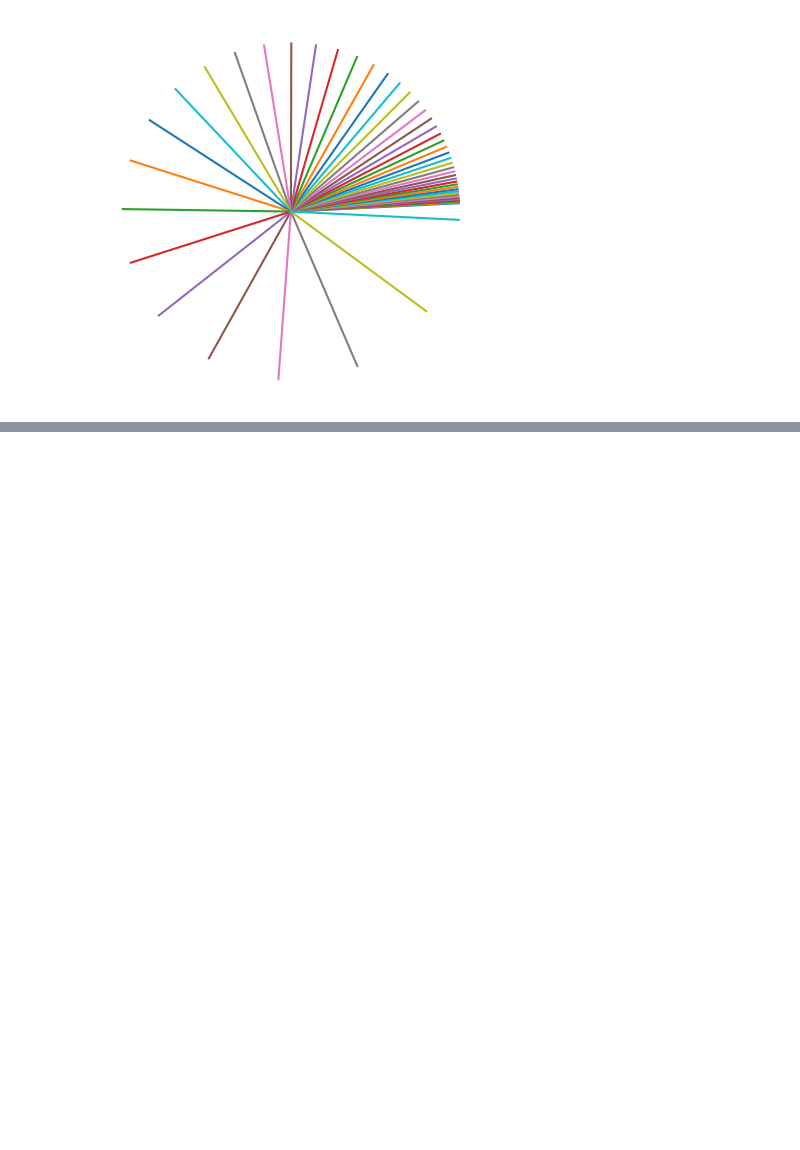
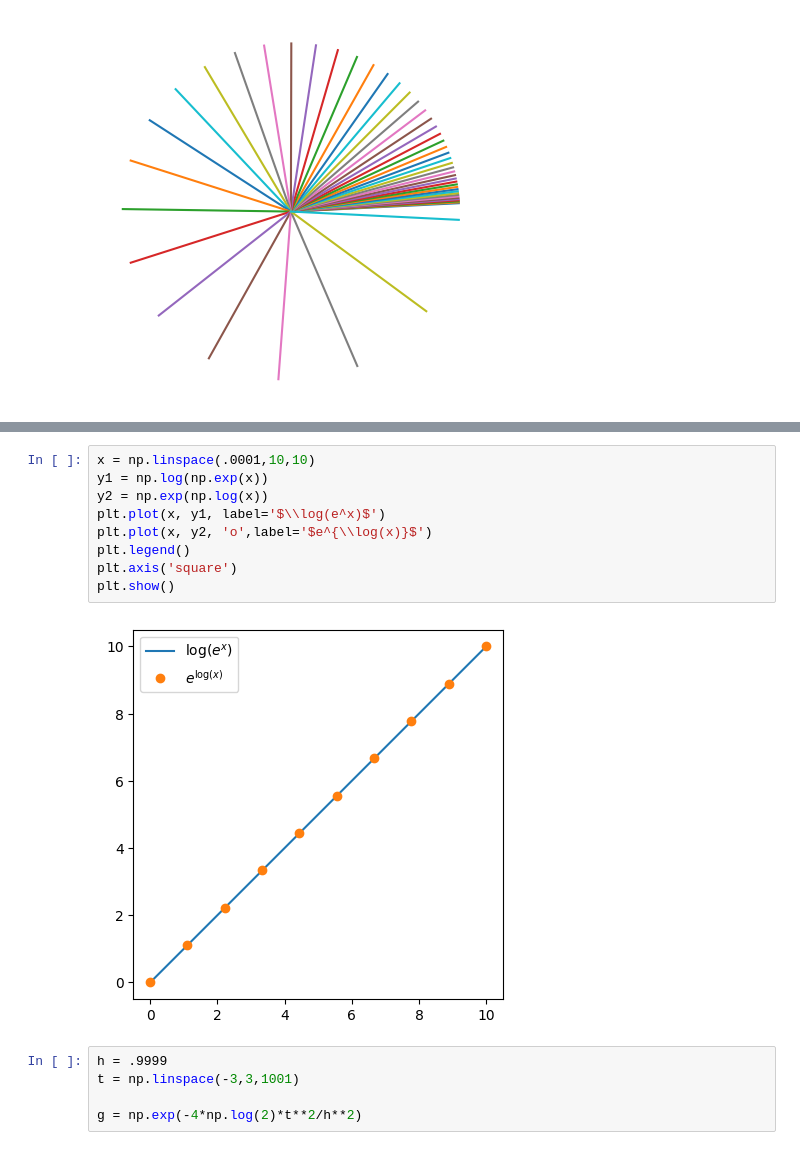
Before and after one commit to yaowenqiang/master_math_by_coding_in_python, a Jupyter notebook: differences.ipynb, the cells around one changed output, grey strips where cells are left out. Drawn from its saved outputs; the diff is of its cells as text; blank space fills up the shorter version.

```diff
--- a/differences.ipynb
+++ b/differences.ipynb
@@ -236,0 +249,16 @@ plt.axis('off')
+# %%
+x = np.linspace(.0001,10,10)
+y1 = np.log(np.exp(x))
+y2 = np.exp(np.log(x))
+plt.plot(x, y1, label='$\\log(e^x)$')
+plt.plot(x, y2, 'o',label='$e^{\\log(x)}$')
+plt.legend()
+plt.axis('square')
+plt.show()
+# %% [output]
+[figure, added]
+# %%
+h = .9999
+t = np.linspace(-3,3,1001)
+
+g = np.exp(-4*np.log(2)*t**2/h**2)
```
Also changed, not shown: parts of 6 cells of this notebook, 1 other file.
